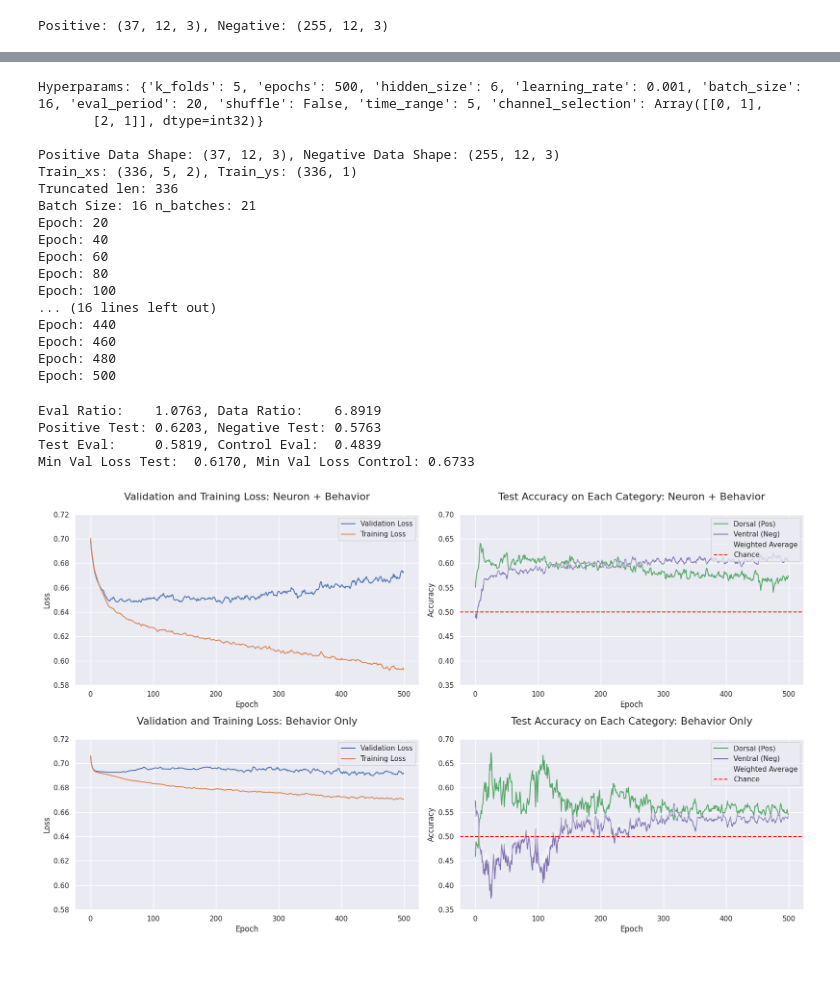
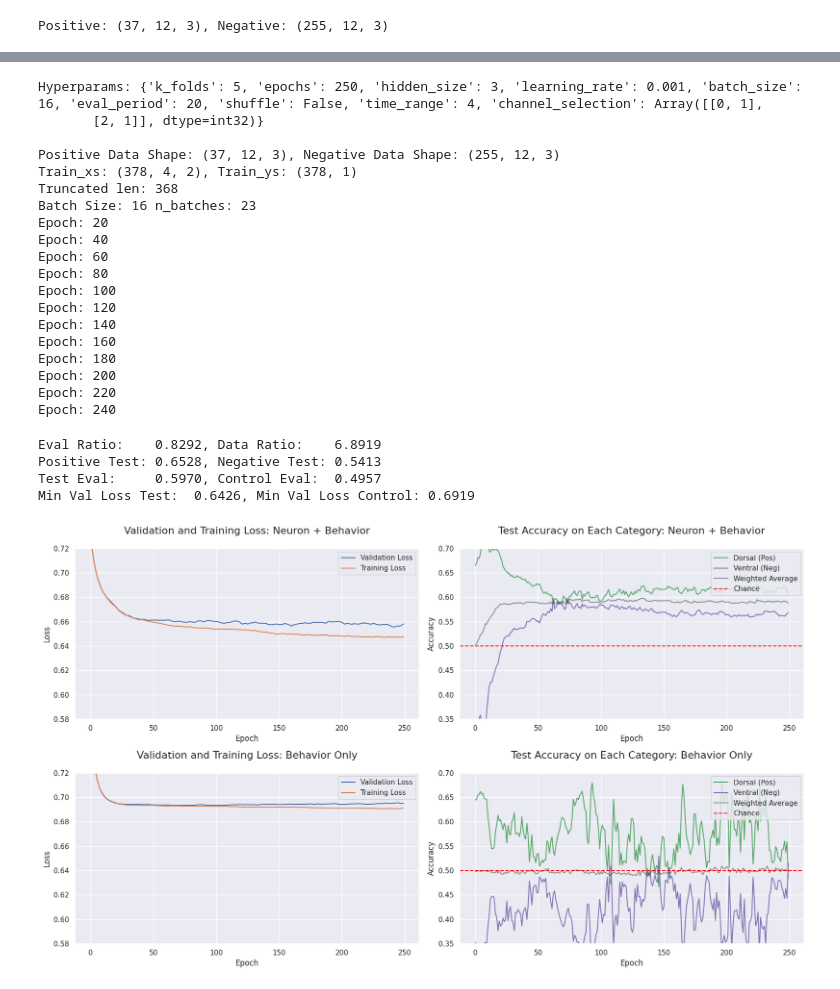
Before and after one commit to flavell-lab/SAAV_Decoding, a Jupyter notebook: DecodingMain.ipynb, the cells around one changed output, grey strips where cells are left out. Saved outputs shown, nothing was run; the diff lists cells and outputs as text; code cells hidden in the pictures.

```diff
--- a/DecodingMain.ipynb
+++ b/DecodingMain.ipynb
@@ -32,13 +32,13 @@ neg_color = 'C4'
 
 hyperparams = {
     "k_folds": 5,
-    "epochs": 500,
-    "hidden_size": 6,
+    "epochs": 250,
+    "hidden_size": 3,
     "learning_rate": 1e-3,
     "batch_size": 16,
     "eval_period": 20,
     "shuffle": False, ### Shuffle labels
-    "time_range": 5,
+    "time_range": 4,
     "channel_selection": jnp.array([[0,1], [2,1]])
 }
 
@@ -244,13 +244,15 @@ from util import establish_batches
 # data = neuron_data['SAAV']
 data = fixed_data
 
+# min_len = min(data["positive"].shape[0], data["negative"].shape[0])
+
 # Shuffle the positive category data"
 key, subkey = jrandom.split(key)
-data["positive"], _ = shuffle_data(subkey, data["positive"])
+data["positive"] = shuffle_data(subkey, data["positive"])[0]
 
 # Shuffle the negative category data
 key, subkey = jrandom.split(key)
-data["negative"], _ = shuffle_data(subkey, data["negative"])
+data["negative"] = shuffle_data(subkey, data["negative"])[0]
 
 print(f"Positive Data Shape: {data['positive'].shape}, Negative Data Shape: {data['negative'].shape}")
 
@@ -341,29 +343,31 @@ key, subkey = jrandom.split(key)
 model_results = main(subkey, fixed_data, hyperparams)
 results = model_results['results']
 # %% [output]
-Hyperparams: {'k_folds': 5, 'epochs': 500, 'hidden_size': 6, 'learning_rate': 0.001, 'batch_size': 16, 'eval_period': 20, 'shuffle': False, 'time_range': 5, 'channel_selection': Array([[0, 1],
+Hyperparams: {'k_folds': 5, 'epochs': 250, 'hidden_size': 3, 'learning_rate': 0.001, 'batch_size': 16, 'eval_period': 20, 'shuffle': False, 'time_range': 4, 'channel_selection': Array([[0, 1],
        [2, 1]], dtype=int32)}
 
 Positive Data Shape: (37, 12, 3), Negative Data Shape: (255, 12, 3)
-Train_xs: (336, 5, 2), Train_ys: (336, 1)
-Truncated len: 336
-Batch Size: 16 n_batches: 21
+Train_xs: (378, 4, 2), Train_ys: (378, 1)
+Truncated len: 368
+Batch Size: 16 n_batches: 23
 Epoch: 20
 Epoch: 40
 Epoch: 60
 Epoch: 80
 Epoch: 100
-... (16 lines left out)
-Epoch: 440
-Epoch: 460
-Epoch: 480
-Epoch: 500
+Epoch: 120
+Epoch: 140
+Epoch: 160
+Epoch: 180
+Epoch: 200
+Epoch: 220
+Epoch: 240
 # %%
 plt.figure(figsize=(17, 10))
 shaded_alpha = 0.2
 
-pos_weight = data['positive'].shape[0] / (data['positive'].shape[0] + data['negative'].shape[0])
-neg_weight = data['negative'].shape[0] / (data['positive'].shape[0] + data['negative'].shape[0])
+pos_weight = 0.5#data['positive'].shape[0] / (data['positive'].shape[0] + data['negative'].shape[0])
+neg_weight = 0.5#data['negative'].shape[0] / (data['positive'].shape[0] + data['negative'].shape[0])
 pos_weight, neg_weight
 
 
@@ -384,48 +388,54 @@ for channel in [0, 1]:
 
     plt.subplot(2, 2, 2 + channel*2)
     # for i in range(results['TestPos'].shape[0]):
-    #     plt.plot(jnp.mean(results['TestPos'][i,:,channel], axis=(0)), c=pos_color, alpha=shaded_alpha)
-    #     plt.plot(jnp.mean(results['TestNeg'][i,:,channel], axis=(0)), c=neg_color, alpha=shaded_alpha)
-    #     plt.plot((jnp.mean(results['TestPos'][i,:,channel], axis=(0)) + jnp.mean(results['TestNeg'][i,:,channel], axis=(0)))/2, c="red", alpha=shaded_alpha)
+        # plt.plot(jnp.mean(results['TestPos'][i,:,channel], axis=(0)), c=pos_color, alpha=shaded_alpha)
+        # plt.plot(jnp.mean(results['TestNeg'][i,:,channel], axis=(0)), c=neg_color, alpha=shaded_alpha)
+        # plt.plot((jnp.mean(results['TestPos'][i,:,channel], axis=(0)) + jnp.mean(results['TestNeg'][i,:,channel], axis=(0)))/2, c="black", alpha=shaded_alpha)
 
     plt.plot(jnp.mean(results['TestPos'][:,:,channel], axis=(0,1)),label="Dorsal (Pos)", c=pos_color)
     plt.plot(jnp.mean(results['TestNeg'][:,:,channel], axis=(0,1)),label="Ventral (Neg)", c=neg_color)
-    plt.plot((jnp.mean(results['TestPos'][:,:,channel], axis=(0,1)) * pos_weight + jnp.mean(results['TestNeg'][:,:,channel], axis=(0,1)) * neg_weight), label="Weighted Average", c="white", alpha=0.4)
+    plt.plot((jnp.mean(results['TestPos'][:,:,channel], axis=(0,1)) * pos_weight + jnp.mean(results['TestNeg'][:,:,channel], axis=(0,1)) * neg_weight), label="Weighted Average", c="black", alpha=0.4)
     plt.axhline(y=0.5, c="red", linestyle="--", label="Chance")
     plt.legend(loc='upper right')
     # plt.grid()
     plt.xlabel("Epoch")
     plt.ylabel("Accuracy")
     plt.ylim(0.35, 0.7)
     plt.title(f"Test Accuracy on Each Category: {"Neuron + Behavior" if channel==0 else "Behavior Only"}\n", fontsize=16)
 
 eval_epoch = jnp.argmin(results['ValidLoss'], axis=-1)
+# eval_epoch = jnp.full_like(eval_epoch, -1)
 eval_results_pos = jax.vmap(jax.vmap(jax.vmap(lambda epoch, acc: acc[epoch])))(eval_epoch, results['TestPos'])
 eval_results_neg = jax.vmap(jax.vmap(jax.vmap(lambda epoch, acc: acc[epoch])))(eval_epoch, results['TestNeg'])
 
 data_ratio = data['negative'].shape[0] / data['positive'].shape[0]
 
 pos_test, neg_test = jnp.mean(eval_results_pos, axis=(0,1))[0], jnp.mean(eval_results_neg, axis=(0,1))[0]
+pos_test_std, neg_test_std = jnp.std(eval_results_pos, axis=(0,1))[0], jnp.std(eval_results_neg, axis=(0,1))[0]
+pos_control, neg_control = jnp.mean(eval_results_pos, axis=(0,1))[1], jnp.mean(eval_results_neg, axis=(0,1))[1]
+pos_control_std, neg_control_std = jnp.std(eval_results_pos, axis=(0,1))[1], jnp.std(eval_results_neg, axis=(0,1))[1]
 
-eval_ratio = pos_test / neg_test
-test_eval = (jnp.mean(eval_results_pos, axis=(0,1))[0] * pos_weight + jnp.mean(eval_results_neg, axis=(0,1))[0] * neg_weight)
-control_eval = (jnp.mean(eval_results_pos, axis=(0,1))[1] * pos_weight + jnp.mean(eval_results_neg, axis=(0,1))[1] * neg_weight)
+eval_ratio =  neg_test / pos_test
+test_eval = (pos_test * pos_weight + neg_test * neg_weight)
+test_eval_std = (pos_test_std * pos_weight + neg_test_std * neg_weight)
+control_eval = (pos_control * pos_weight + neg_control * neg_weight)
+control_eval_std = (pos_control_std * pos_weight + neg_control_std * neg_weight)
 
 min_val_loss = jnp.mean(jnp.min(results['ValidLoss'], axis=-1), axis=(0,1))
 
 print(f"Eval Ratio:    {eval_ratio:.4f}, Data Ratio:    {data_ratio:.4f}")
 print(f"Positive Test: {pos_test:.4f}, Negative Test: {neg_test:.4f}")
 print(f"Test Eval:     {test_eval:.4f}, Control Eval:  {control_eval:.4f}")
 print(f"Min Val Loss Test:  {min_val_loss[0]:.4f}, Min Val Loss Control: {min_val_loss[1]:.4f}")
 
 plt.tight_layout()
 plt.show()
 # %% [output]
-Eval Ratio:    1.0763, Data Ratio:    6.8919
-Positive Test: 0.6203, Negative Test: 0.5763
-Test Eval:     0.5819, Control Eval:  0.4839
-Min Val Loss Test:  0.6170, Min Val Loss Control: 0.6733
+Eval Ratio:    0.8292, Data Ratio:    6.8919
+Positive Test: 0.6528, Negative Test: 0.5413
+Test Eval:     0.5970, Control Eval:  0.4957
+Min Val Loss Test:  0.6426, Min Val Loss Control: 0.6919
-[figure, old version]
+[figure, new version]
 # %%
 plt.figure(figsize=(10, 6))
 shaded_alpha = 0.2
```
Also changed, not shown: parts of 14 cells of this notebook, 3 other files.
